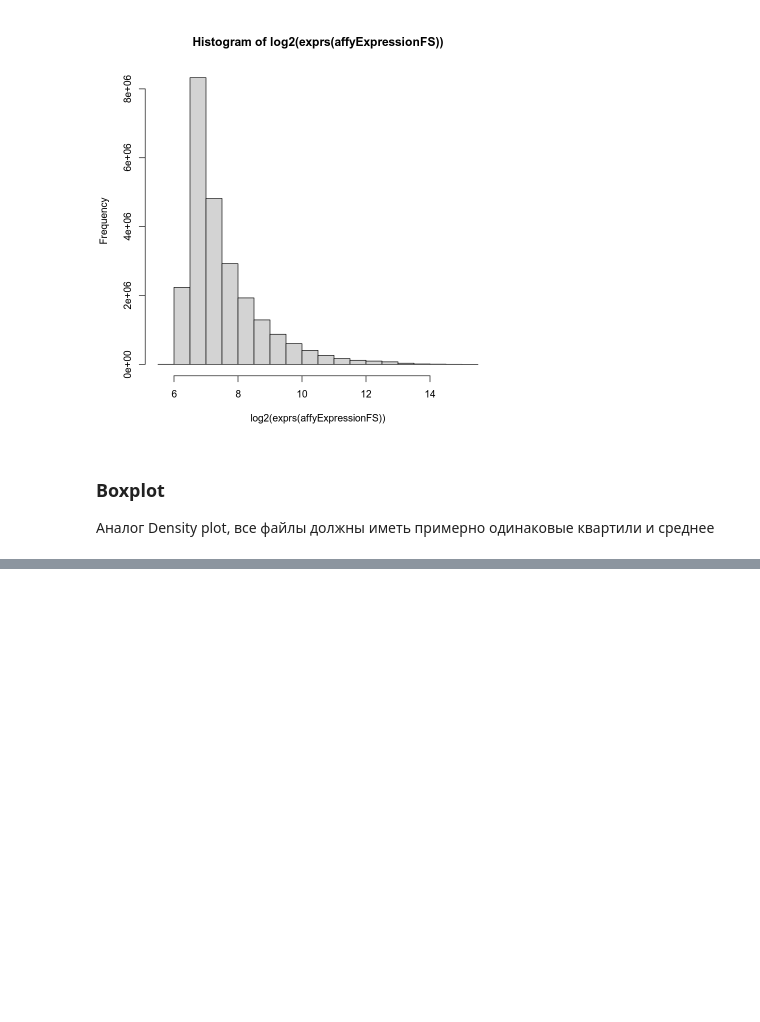
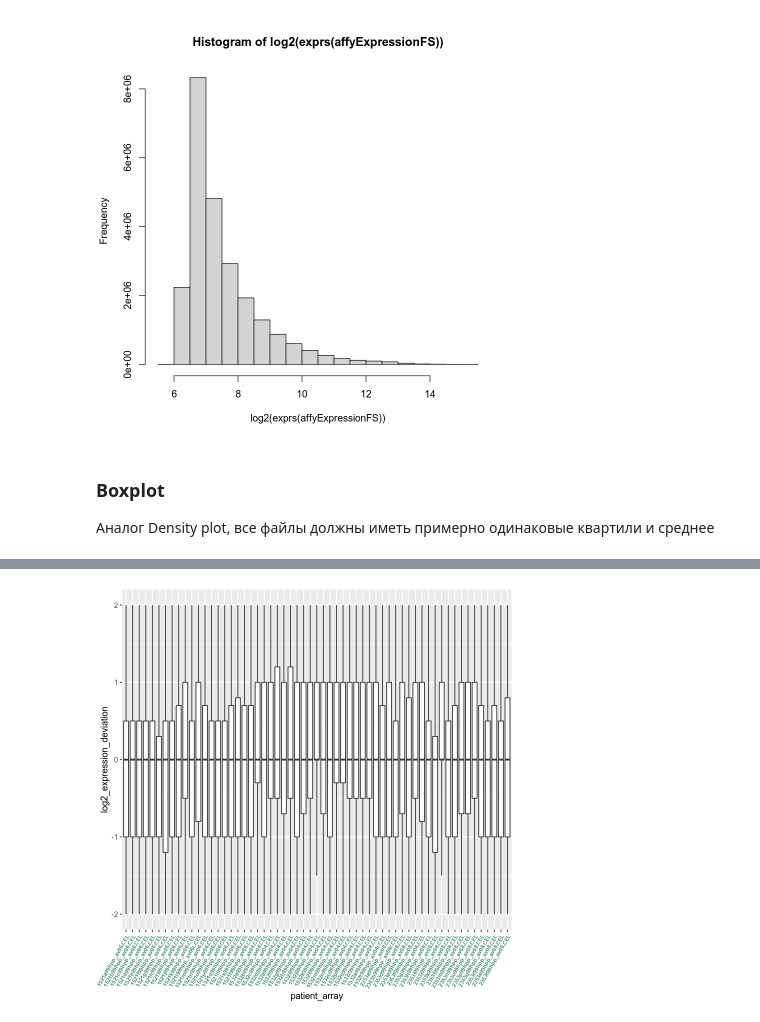
Before and after one commit to marcenavuc/bioinf_tutors, a Jupyter notebook: DEA/r_examples/Quality control.ipynb, the cells around one changed output, grey strips where cells are left out. Cells and saved outputs as stored; diff of their text form; code cells hidden in the pictures; blank space fills up the shorter version.

```diff
--- a/DEA/r_examples/Quality control.ipynb
+++ b/DEA/r_examples/Quality control.ipynb
@@ -106,0 +196,9 @@ ERROR: Error in exprs(affyExpressionFS): не могу найти функцию
+# %%
+row_medians_assayData <-
+    Biobase::rowMedians(as.matrix(Biobase::exprs(affyExpressionFS)))
+
+RLE_data <- sweep(Biobase::exprs(affyExpressionFS), 1, row_medians_assayData)
+RLE_data <- as.data.frame(RLE_data)
+# %%
+RLE_data_gather <- tidyr::gather(RLE_data, patient_array, log2_expression_deviation)
+RLE_data_gather
@@ -106,0 +225,8 @@ ERROR: Error in exprs(affyExpressionFS): не могу найти функцию
+# %%
+ggplot2::ggplot(RLE_data_gather, aes(patient_array, log2_expression_deviation)) +
+geom_boxplot(outlier.shape = NA) +
+ylim(c(-2, 2)) +
+theme(axis.text.x = element_text(colour = "aquamarine4",
+                                  angle = 60, size = 6.5, hjust = 1 ,
+                                  face = "bold"))
+# %% [output]
@@ -106,0 +235 @@ ERROR: Error in exprs(affyExpressionFS): не могу найти функцию
+[figure, added]
```
Also changed, not shown: parts of 23 cells of this notebook, 5 other files.
